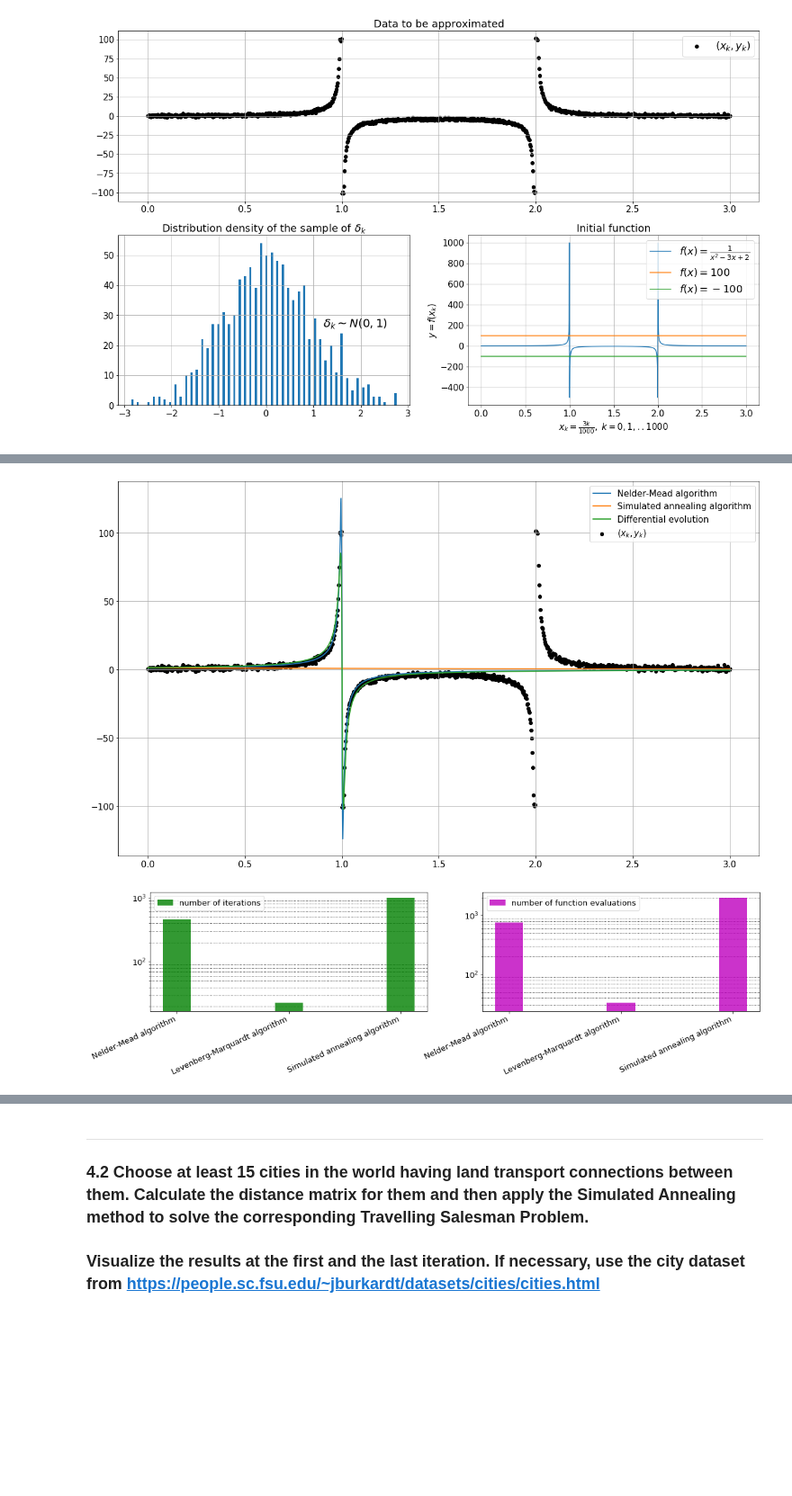
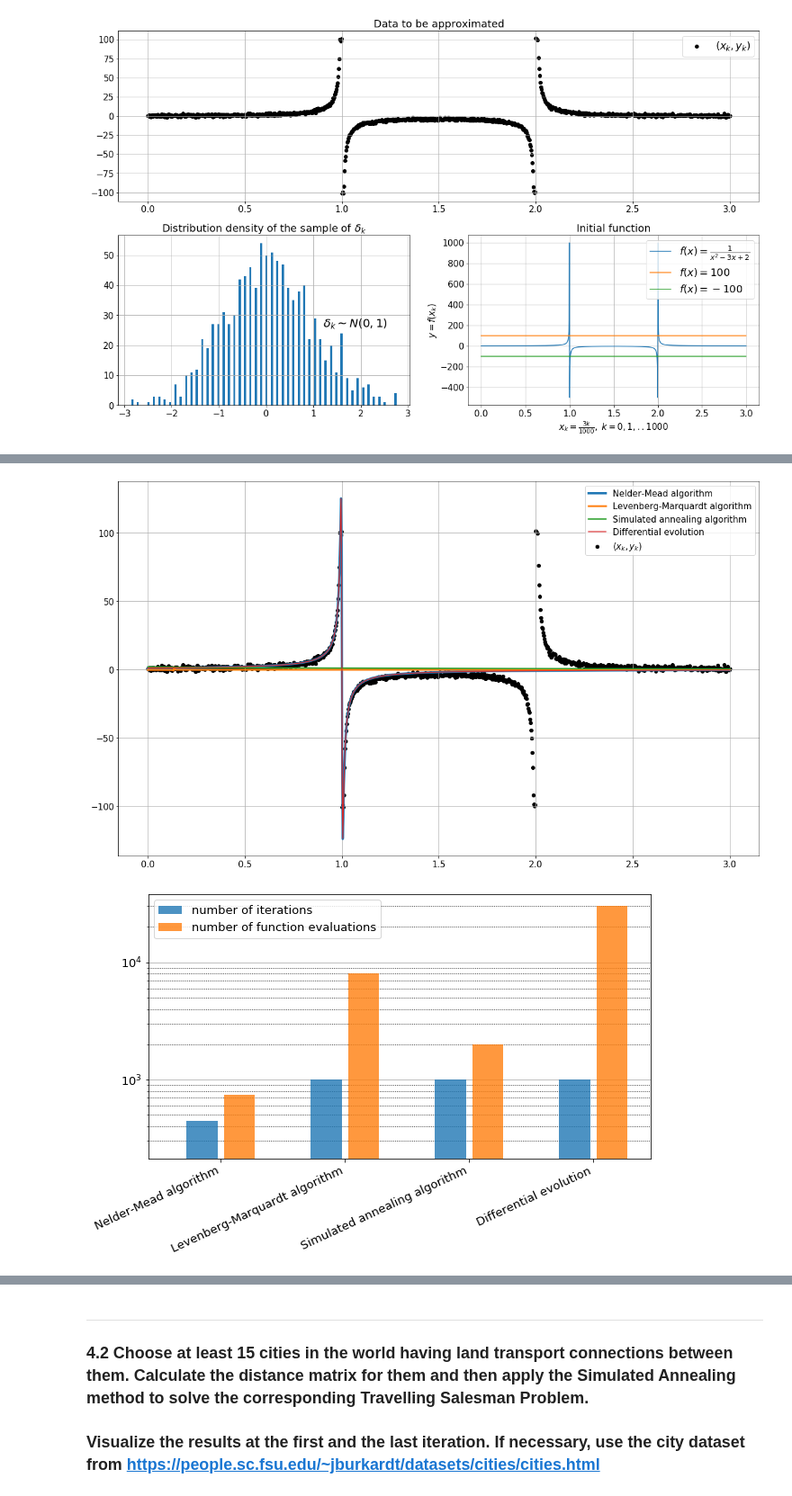
Before and after one commit to belpablo/Algorithms-21, a Jupyter notebook: Lab_4/Lab_4.ipynb, the cells around one changed output, grey strips where cells are left out. Shown at 90% size. Drawn from its saved outputs; the diff is of its cells as text; code cells hidden in the pictures; blank space fills up the shorter version.

```diff
--- a/Lab_4/Lab_4.ipynb
+++ b/Lab_4/Lab_4.ipynb
@@ -246,7 +247,10 @@ def differential_evolution(cross_prob = 0.5, diff_weight = 1, pop_size = 15, max
 
             for i in range(agent_dim):
 
+                """ didn't understand, should we use normal or uniform distribution here """
+
                 rule_prob = np.random.normal(0, 1, 1)[0]
+                #rule_prob = uniform.rvs(size = 1)[0]
 
                 if rule_prob < cross_prob:
                     y_agent.append(a_agent[i] + diff_weight * (b_agent[i] - c_agent[i]))
@@ -279,10 +283,10 @@ def differential_evolution(cross_prob = 0.5, diff_weight = 1, pop_size = 15, max
 
 
 # Testing:--------------------------------------------------------------------------------------------------
-#algos_dict = {'Nelder-Mead algorithm': Nelder_Mead, 'Levenberg-Marquardt algorithm': Levenberg_Marquardt_scipy, \
-#             'Simulated annealing algorithm': simulated_annealing}
 
-algos_dict = {'Nelder-Mead algorithm': Nelder_Mead, 'Simulated annealing algorithm': simulated_annealing, \
+algos_dict = {'Nelder-Mead algorithm': Nelder_Mead, \
+              'Levenberg-Marquardt algorithm': Levenberg_Marquardt, \
+              'Simulated annealing algorithm': simulated_annealing, \
               'Differential evolution': differential_evolution}
 
 df = pd.DataFrame(columns = list(algos_dict.keys()), index = list('abcd')[:] + \
@@ -311,59 +315,48 @@ fig, ax = plt.subplots(figsize = (20, 12))
 plt.scatter(x_arr, y_arr, c = 'k', label = 'Data')
 
 for i in range(len(df.columns)):
-    plt.plot(x_arr, approx_func(x_arr, df[df.columns[i]][df.index[:-3]]), linewidth = 2)
+    plt.plot(x_arr, approx_func(x_arr, df[df.columns[i]][df.index[:-3]]), linewidth = (len(df.columns) - i + 1) * 0.8)
 
 plt.legend(list(df.columns)[:] + ['$(x_k, y_k)$'])
 plt.grid()
 
 #fig.savefig('first_res.png')
 # %% [output]
-[figure, old version]
+[figure, new version]
 # %%
 # Vizualization -numbers of iterations and iterations comparisson
 
 mpl.rcParams.update({'font.size': 13})
-fig, ax = plt.subplots(figsize = (18, 4))
+fig, ax = plt.subplots(figsize = (10, 6))
 
 ax = plt.axes()
 ax.yaxis.grid(True, zorder = 2)
 
 algos_names = list(df.columns)
 xs = range(len(algos_names))
 
 
-plt.subplot(1, 2, 1)
 plt.yscale('log')
-plt.bar([x  for x in xs], [df[key]['number of iterations'] for key in algos_names], color = 'g',\
+
+plt.bar([x - 0.15  for x in xs], [df[key]['number of iterations'] for key in algos_names],\
         width = 0.25, alpha = 0.8, label = 'number of iterations', zorder = 2)
 
-plt.xticks([i for i in xs], algos_names)
-plt.legend(loc = 'best')
+plt.bar([x + 0.15 for x in xs], [df[key]['number of function evaluations'] for key in algos_names],\
+        width = 0.25, alpha = 0.8, label = 'number of function evaluations', zorder = 2)
 
-plt.grid(which='minor',
-        color = 'k',
-        linestyle = ':')
-
-fig.autofmt_xdate(rotation = 25)
-fig.savefig('bars.png')
-
-
-plt.subplot(1, 2, 2)
-plt.yscale('log')
-plt.bar([x for x in xs], [df[key]['number of function evaluations'] for key in algos_names], color = 'm',\
-        width = 0.25, alpha = 0.8, label = 'number of function evaluations', zorder = 2)
+plt.bar([0], [300], alpha = 0)
 
 plt.xticks([i for i in xs], algos_names)
 plt.legend(loc = 'best')
 
 plt.grid(which='minor',
         color = 'k',
         linestyle = ':')
 
 fig.autofmt_xdate(rotation = 25)
 #fig.savefig('bars.png')
 # %% [output]
-[figure, old version]
+[figure, new version]
 # %%
 # Vizualization - comparison of the result
 
```
Also changed, not shown: parts of 3 cells of this notebook.
